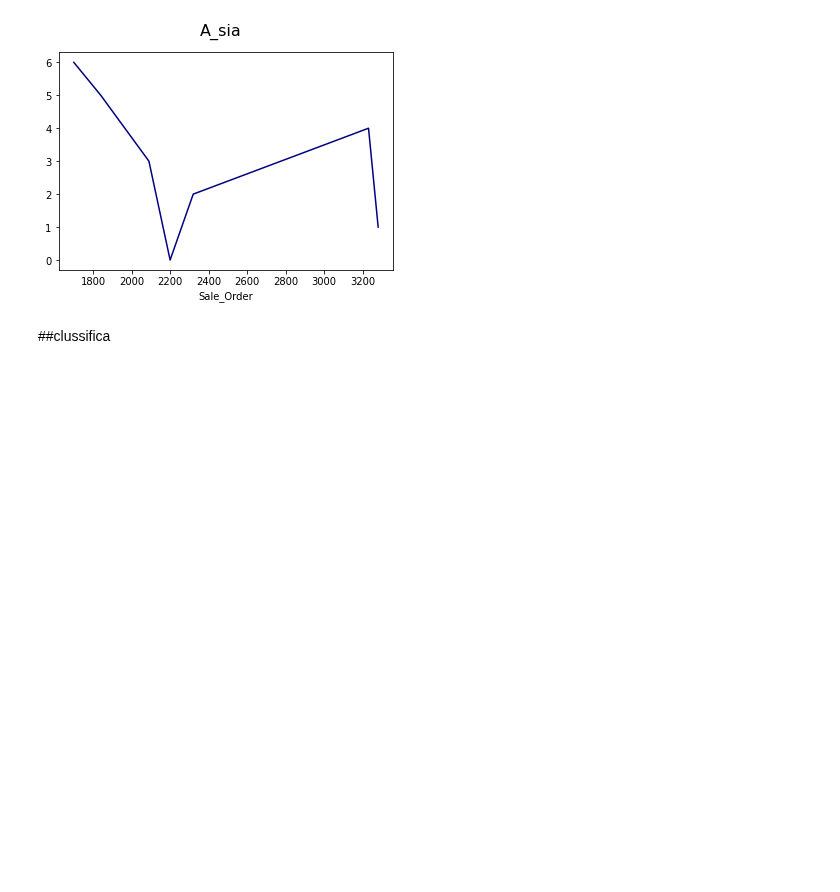
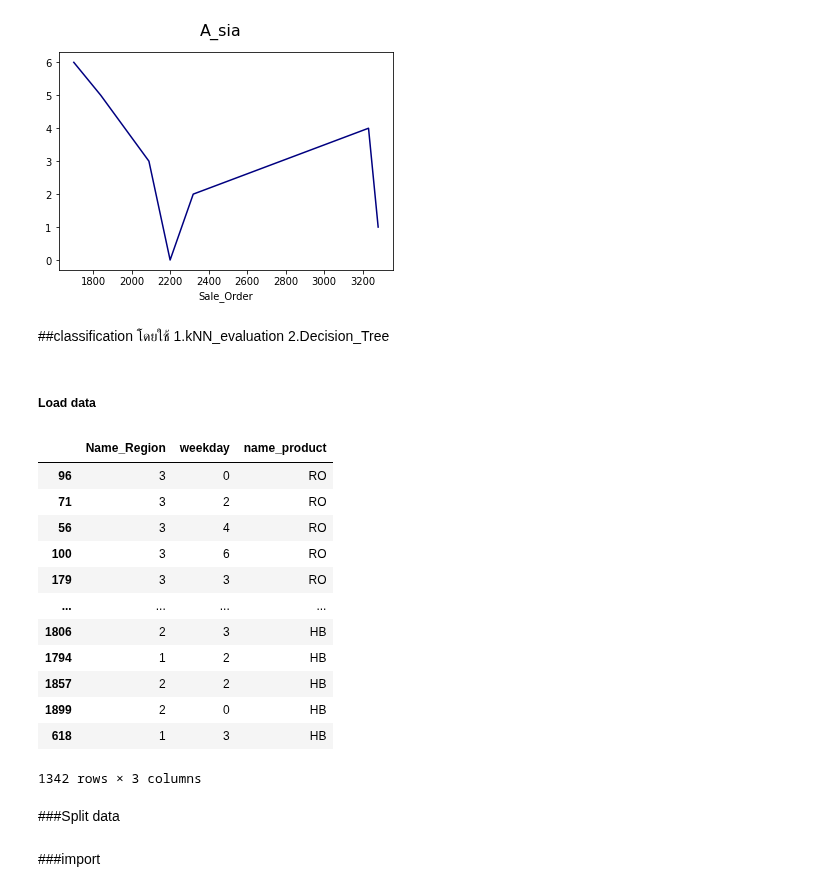
Before and after one commit to nicha0524/DPDM2021, a Jupyter notebook: Untitled11.ipynb, the cells around one changed output. Saved outputs shown, nothing was run; the diff lists cells and outputs as text; code cells hidden in the pictures; blank space fills up the shorter version.

```diff
--- a/Untitled11.ipynb
+++ b/Untitled11.ipynb
@@ -1161,3 +1161,25 @@ plt.suptitle('A_sia',fontsize=16)
 plt.show()
 # %% [output]
 [figure]
+# %% [markdown]
+##classification โดยใช้
+1.kNN_evaluation
+2.Decision_Tree
+# %% [markdown]
+##### Load data
+# %%
+ Sale_Order_item
+# %% [output]
+|  | Name_Region | weekday | name_product |
+| 96 | 3 | 0 | RO |
+| 71 | 3 | 2 | RO |
+| 56 | 3 | 4 | RO |
+| 100 | 3 | 6 | RO |
+| 179 | 3 | 3 | RO |
+| ... | ... | ... | ... |
+| 1806 | 2 | 3 | HB |
+| 1794 | 1 | 2 | HB |
+| 1857 | 2 | 2 | HB |
+| 1899 | 2 | 0 | HB |
+| 618 | 1 | 3 | HB |
+1342 rows × 3 columns
@@ -1163,0 +1190,2 @@ plt.show()
+# %% [markdown]
+###Split data
@@ -1164,2 +1195,2 @@ plt.show()
 # %% [markdown]
-##clussifica
+###import
```
Also changed, not shown: parts of 15 cells of this notebook.
